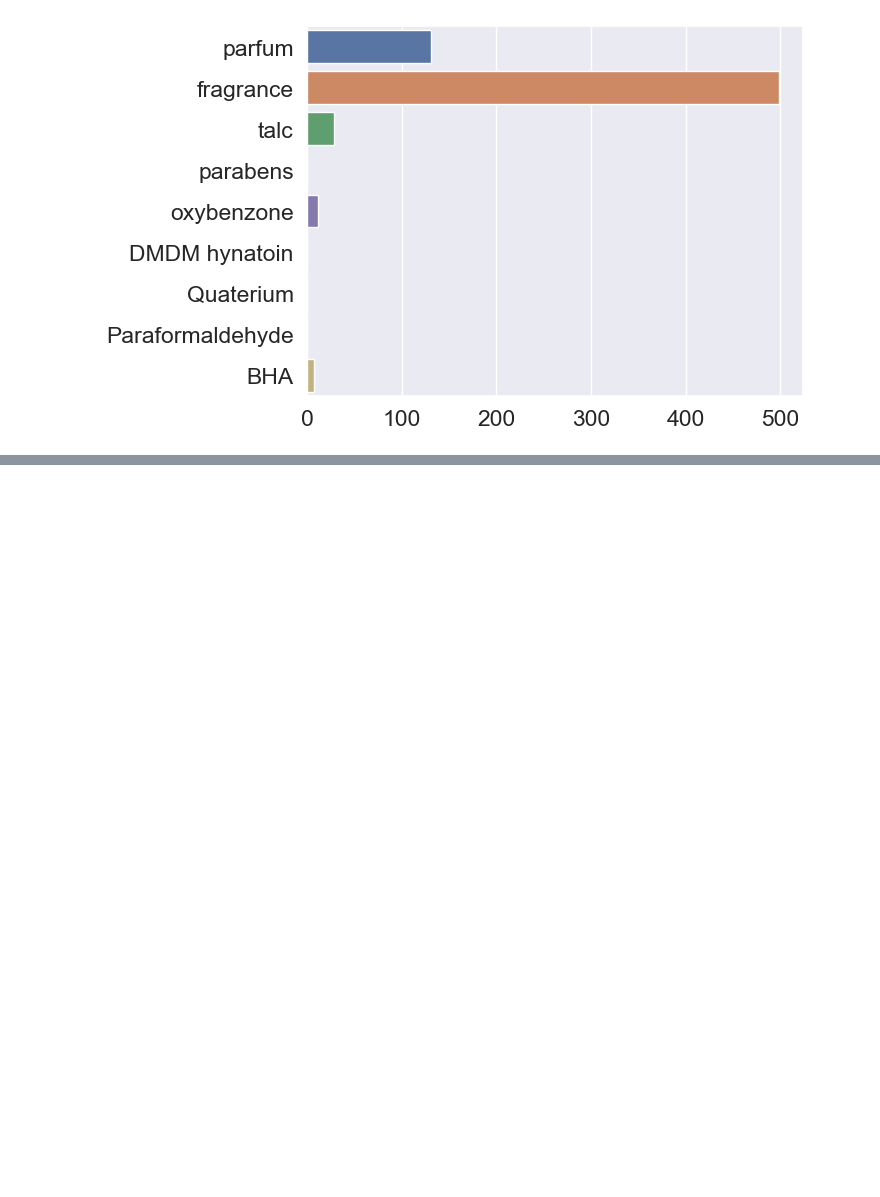
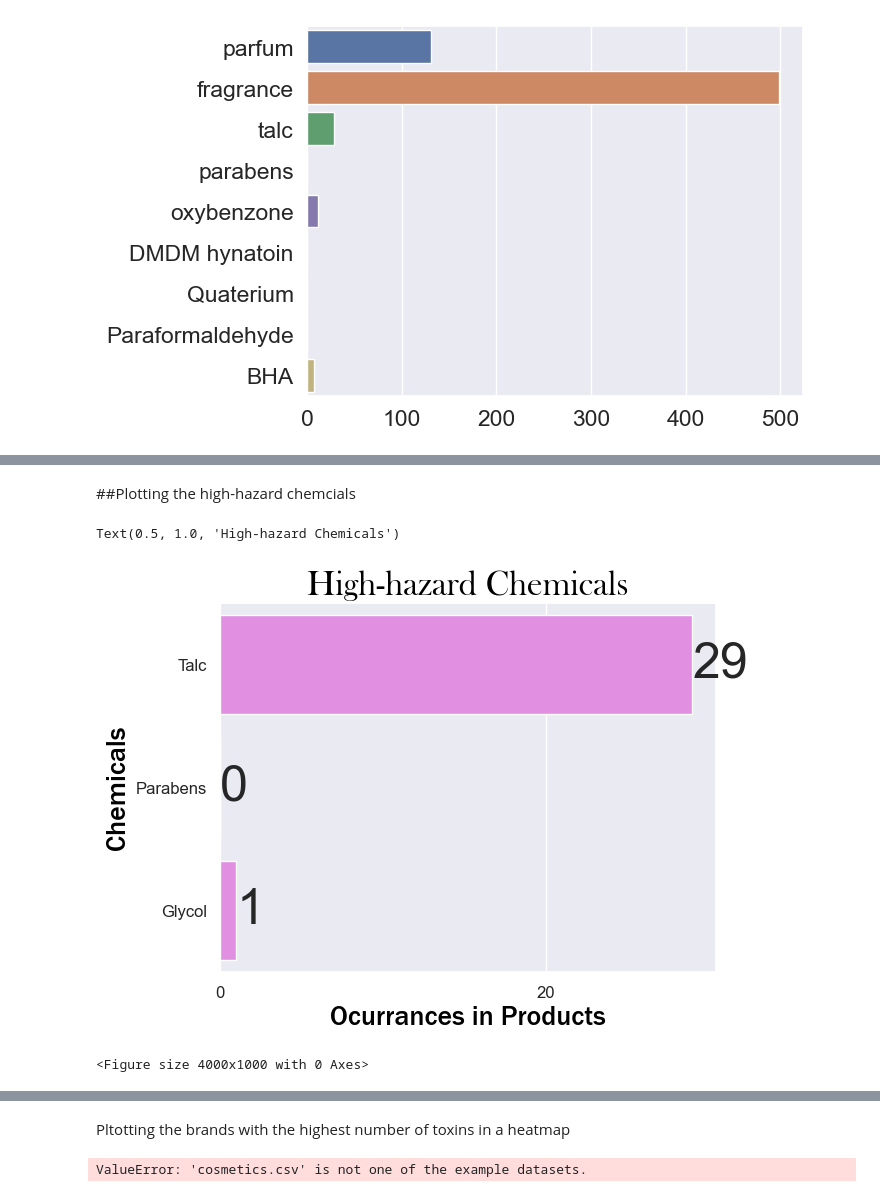
Before and after one commit to mahakanakala/toxins, a Jupyter notebook: toxins_in_beauty_products.ipynb, the cells around one changed output, grey strips where cells are left out. Cells and saved outputs as stored; diff of their text form; code cells hidden in the pictures; blank space fills up the shorter version.

```diff
--- a/toxins_in_beauty_products.ipynb
+++ b/toxins_in_beauty_products.ipynb
@@ -314,0 +415,60 @@ print(glycol_occ)
+# %% [markdown]
+##Plotting the high-hazard chemcials
+# %%
+talc_occ = df[df['Ingredients'].str.contains("Talc")].shape[0]
+parabens_occ = df[df['Ingredients'].str.contains("Parabens")].shape[0]
+glycol_occ = df[df['Ingredients'].str.contains("Polyethylene Glycol")].shape[0]
+
+occurances = [talc_occ, parabens_occ, glycol_occ]
+chemicals = ['Talc', 'Parabens', 'Glycol']
+ax= sns.barplot(x= occurances, y= chemicals, color="violet")
+
+
+sns.set(font_scale=2)
+sns.set(font="Georgia")
+
+title_font = {
+    'family': 'Baskerville Old Face',
+    'color': 'black',
+    'weight': '400',
+    'size': 25
+
+}
+label_font = {
+    'family': 'Franklin Gothic Medium',
+    'color': 'black',
+    'weight': 'bold',
+    'size': 20
+}
+
+opt_font = {
+    'family': 'Franklin Gothic Medium',
+    'color': 'black',
+    'weight': '100',
+    'size': 12
+}
+
+sns.set(font_scale = 3)
+plt.figure(figsize=(40,10))
+sns.color_palette("hls", 8)
+
+ax.bar_label(ax.containers[0])
+
+#sns.set_style("whitegrid")
+#plt.set(rc={'axes.facecolor': lightblue, 'figures.facecolor': lightblue})
+
+plt.figure(figsize=(40,10))
+ax.set_xlabel("Ocurrances in Products", fontdict= label_font)
+ax.set_xticklabels(ax.get_xticklabels(), size = 12)
+
+ax.set_ylabel("Chemicals", fontdict= label_font)
+ax.set_yticklabels(ax.get_yticklabels(), size=12)
+plt.text(5, 1, 'carcinogens & mutagens', fontdict = opt_font)
+
+#ax.set(xlabel="Ocurrances in Products", ylabel= "Chemcials")
+
+ax.set_title('High-hazard Chemicals', fontdict=title_font)
+# %% [output]
+Text(0.5, 1.0, 'High-hazard Chemicals')
+[figure, added]
+<Figure size 4000x1000 with 0 Axes>
@@ -314,0 +476,15 @@ print(glycol_occ)
+# %% [markdown]
+Pltotting the brands with the highest number of toxins in a heatmap
+# %%
+parfum = df[df['Ingredients'].str.contains("Parfum")].to_string()
+
+#parfum_df = df[['Brand', 'Name']].copy()
+#print(parfum_df)
+cosmetics = sns.load_dataset('cosmetics.csv')
+cosmetics = cosmetics.pivot("Brand", "Price")
+
+sns
+sns.heatmap(cosmetics)
+#print(parfum['brands'])
+# %% [output]
+ValueError: 'cosmetics.csv' is not one of the example datasets.
```
Also changed, not shown: parts of 14 cells of this notebook.
